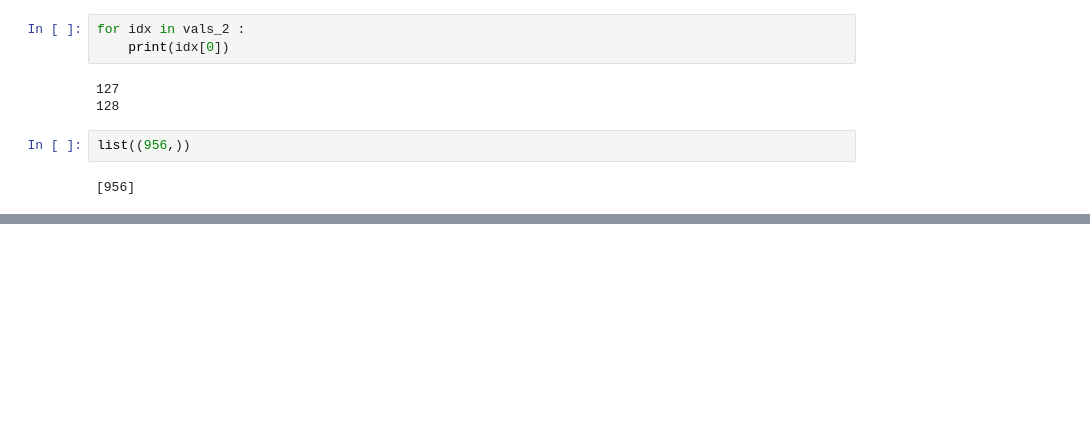
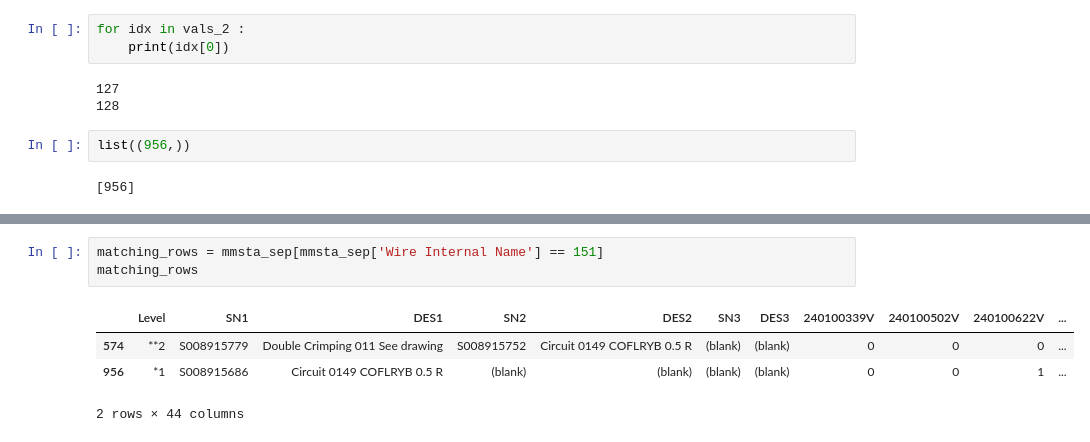
Before and after one commit to Abdelhamid2c/Automation-of-Data-Integration, a Jupyter notebook: Notebooks/integration.ipynb, the cells around one changed output, grey strips where cells are left out. Drawn from its saved outputs; the diff is of its cells as text; blank space fills up the shorter version.

```diff
--- a/Notebooks/integration.ipynb
+++ b/Notebooks/integration.ipynb
@@ -472,0 +489,8 @@ Name: 127, Length: 94, dtype: object
+# %%
+matching_rows = mmsta_sep[mmsta_sep['Wire Internal Name'] == 151]
+matching_rows
+# %% [output]
+|  | Level | SN1 | DES1 | SN2 | DES2 | SN3 | DES3 | 240100339V | 240100502V | 240100622V | ... |
+| 574 | **2 | S008915779 | Double Crimping 011 See drawing | S008915752 | Circuit 0149 COFLRYB 0.5 R | (blank) | (blank) | 0 | 0 | 0 | ... |
+| 956 | *1 | S008915686 | Circuit 0149 COFLRYB 0.5 R | (blank) | (blank) | (blank) | (blank) | 0 | 0 | 1 | ... |
+2 rows × 44 columns
```
Also changed, not shown: parts of 28 cells of this notebook, 4 other files.
